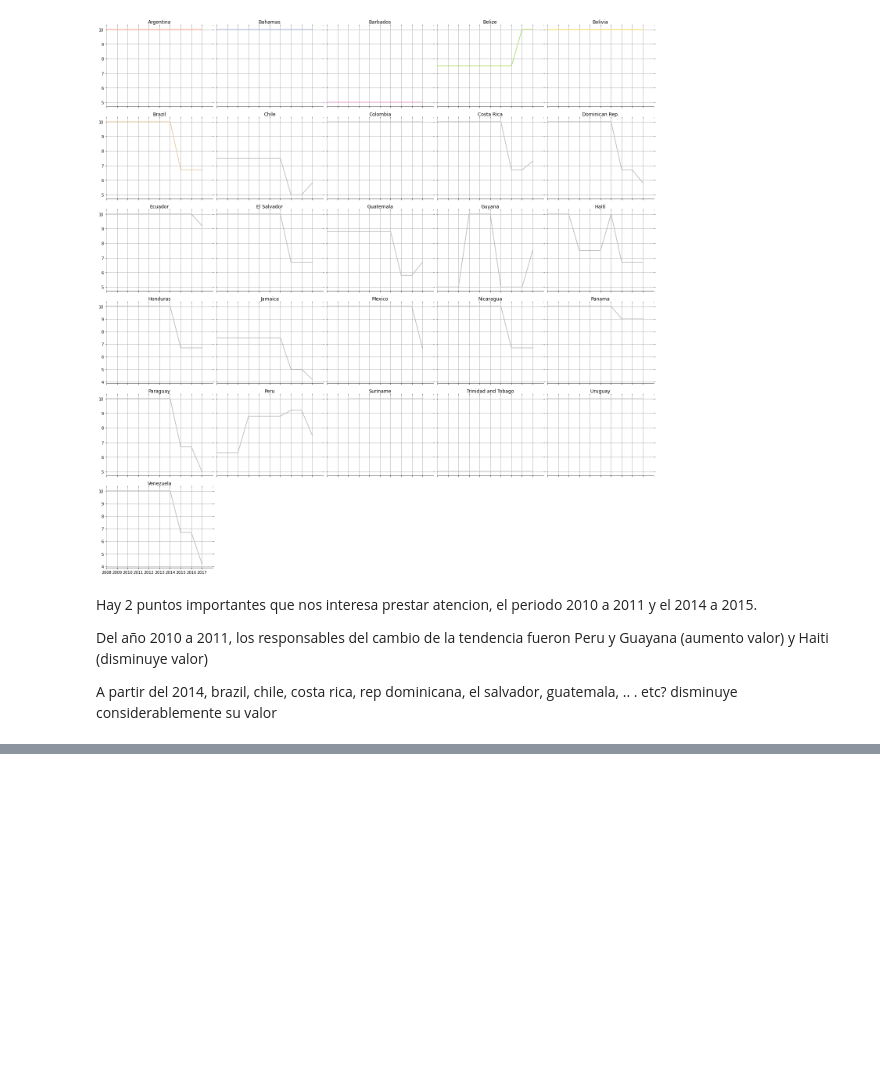
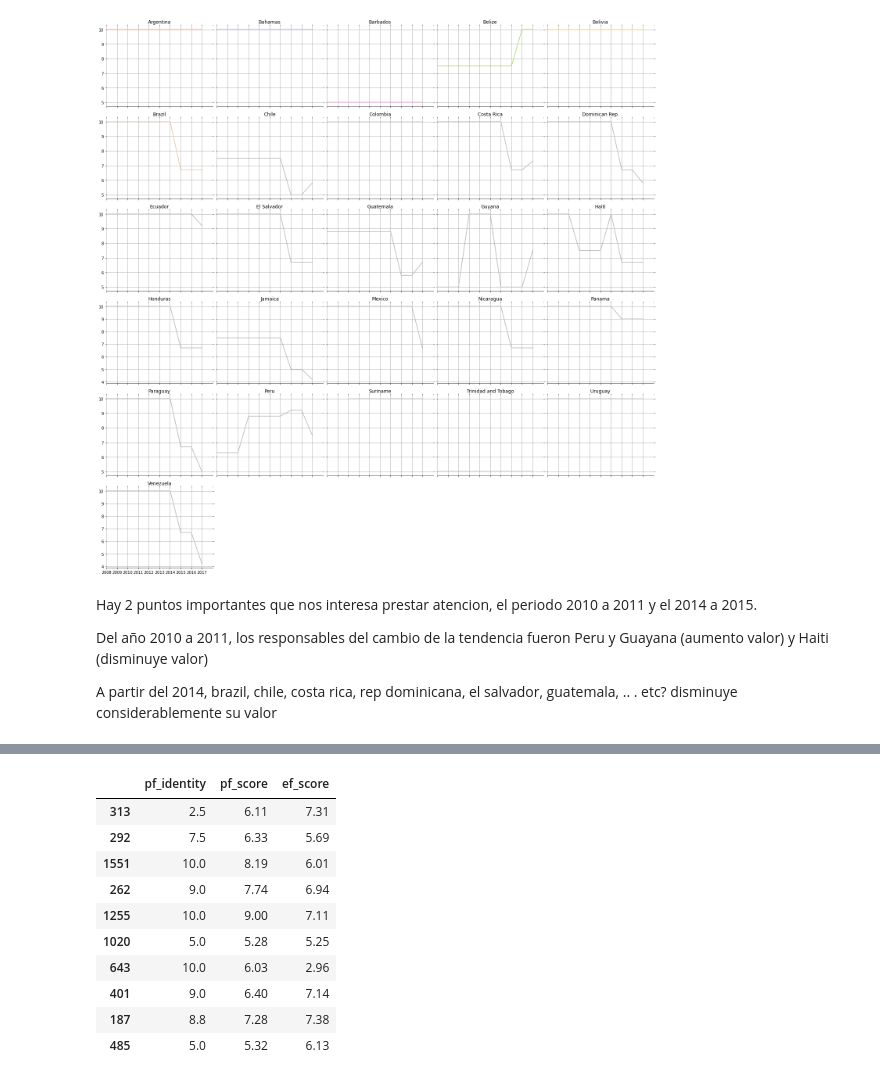
Before and after one commit to danicattaneob/diplo-datos-ayvd-g1, a Jupyter notebook: 02-bv-respuestas.ipynb, the cells around one changed output, grey strips where cells are left out. Saved outputs shown, nothing was run; the diff lists cells and outputs as text; code cells hidden in the pictures; blank space fills up the shorter version.

```diff
--- a/02-bv-ejercicio-2.ipynb
+++ b/02-bv-respuestas.ipynb
@@ -322,0 +381,14 @@ A partir del 2014, brazil, chile, costa rica, rep dominicana, el salvador, guate
+# %%
+dataset[['pf_identity','pf_score','ef_score']].sample(10)
+# %% [output]
+|  | pf_identity | pf_score | ef_score |
+| 313 | 2.5 | 6.11 | 7.31 |
+| 292 | 7.5 | 6.33 | 5.69 |
+| 1551 | 10.0 | 8.19 | 6.01 |
+| 262 | 9.0 | 7.74 | 6.94 |
+| 1255 | 10.0 | 9.00 | 7.11 |
+| 1020 | 5.0 | 5.28 | 5.25 |
+| 643 | 10.0 | 6.03 | 2.96 |
+| 401 | 9.0 | 6.40 | 7.14 |
+| 187 | 8.8 | 7.28 | 7.38 |
+| 485 | 5.0 | 5.32 | 6.13 |
```
Also changed, not shown: parts of 28 cells of this notebook.
